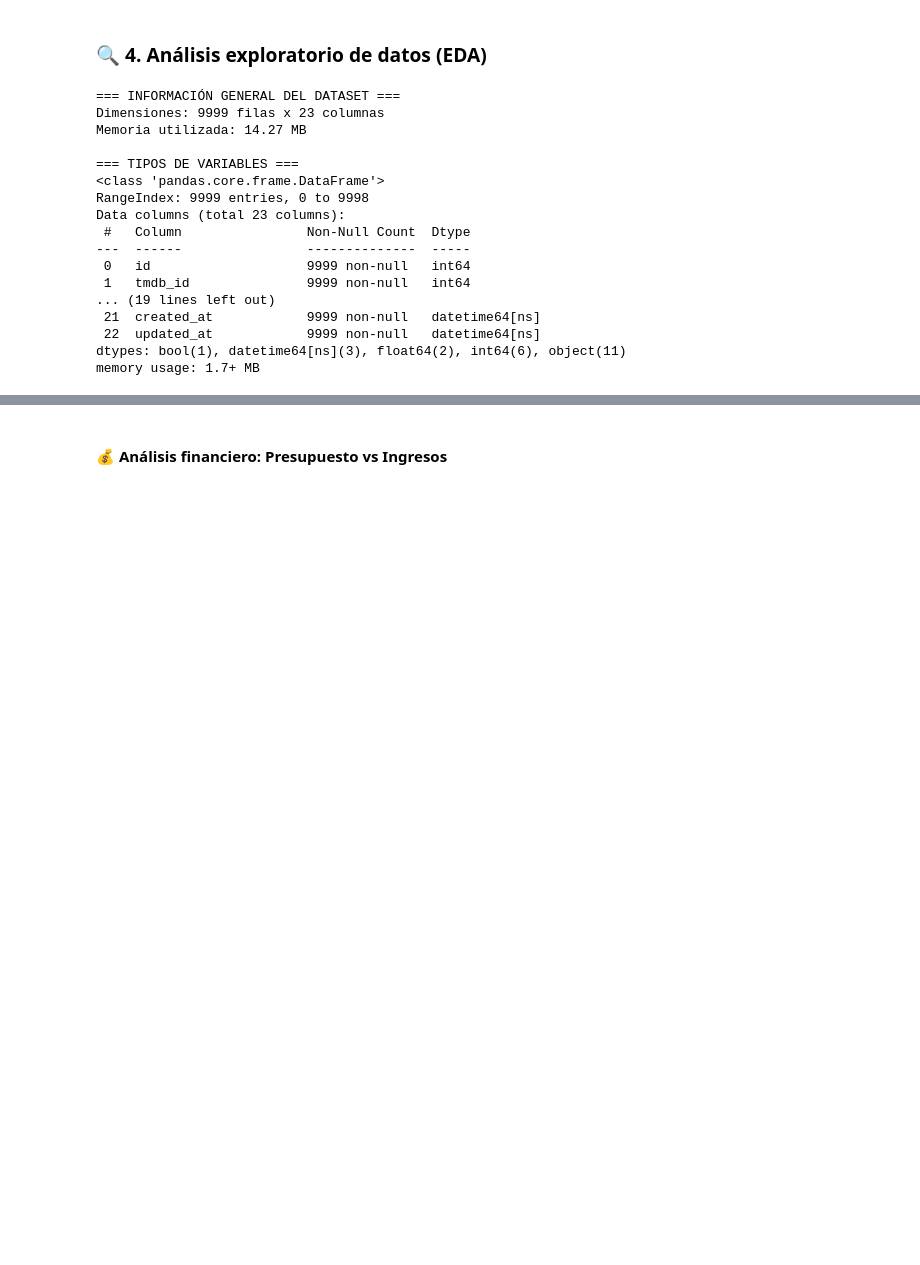
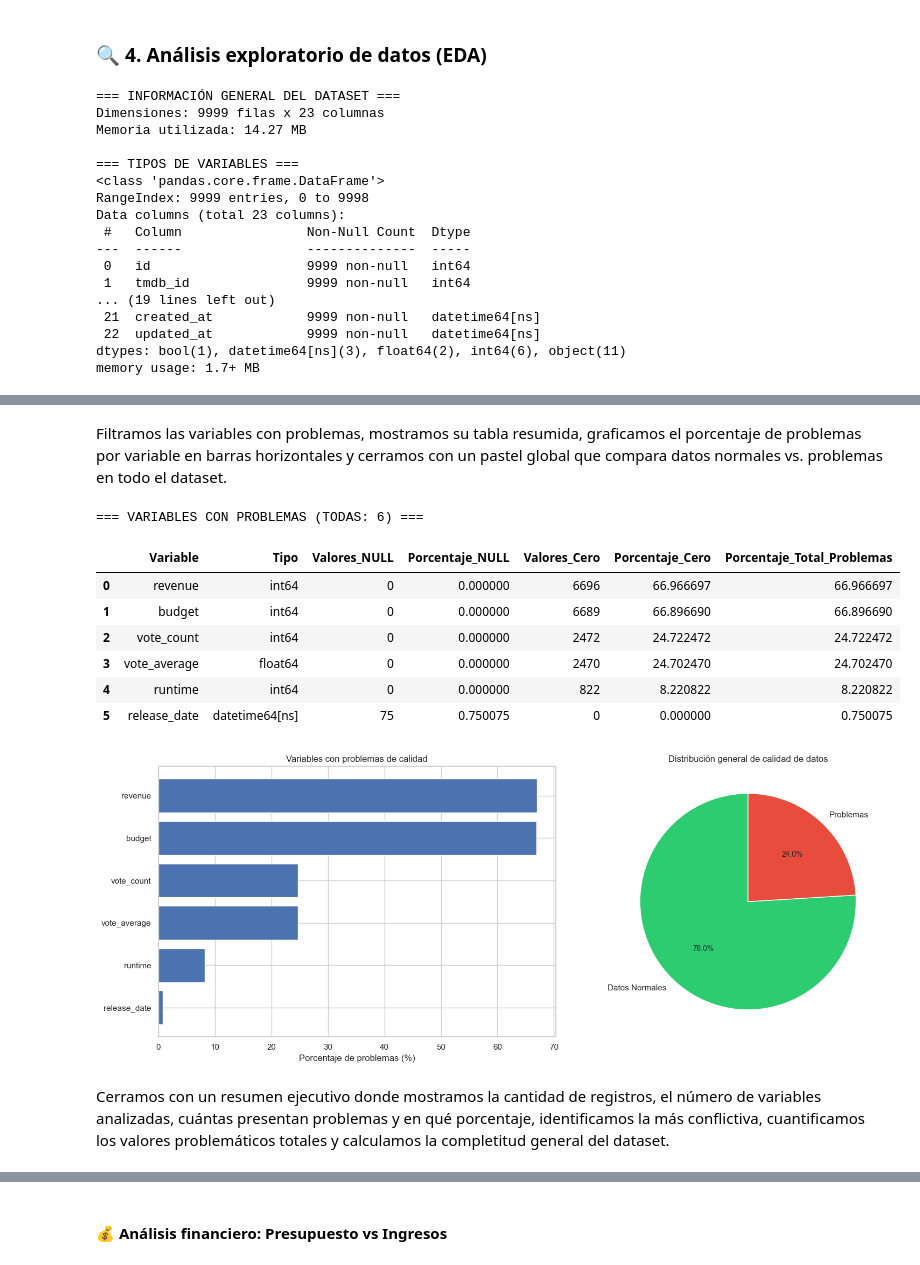
Before and after one commit to david-wis/filmining-scraper, a Jupyter notebook: notebooks/tp2.ipynb, the cells around one changed output, grey strips where cells are left out. Cells and saved outputs as stored; diff of their text form; code cells hidden in the pictures; blank space fills up the shorter version.

```diff
--- a/notebooks/tp2.ipynb
+++ b/notebooks/tp2.ipynb
@@ -251,0 +397,47 @@ else:
+# %% [markdown]
+Filtramos las variables con problemas, mostramos su tabla resumida, graficamos el porcentaje de problemas por variable en barras horizontales y cerramos con un pastel global que compara datos normales vs. problemas en todo el dataset.
+# %%
+# --- Variables problemáticas y gráficos resumen ---
+problematic_vars = missing_df[missing_df['Total_Problemas'] > 0].reset_index(drop=True)
+
+if len(problematic_vars) > 0:
+    print(f"=== VARIABLES CON PROBLEMAS (TODAS: {len(problematic_vars)}) ===")
+    display(problematic_vars[['Variable', 'Tipo', 'Valores_NULL', 'Porcentaje_NULL',
+                              'Valores_Cero', 'Porcentaje_Cero', 'Porcentaje_Total_Problemas']])
+
+    fig, (ax1, ax2) = plt.subplots(1, 2, figsize=(16, 6))
+
+    # Barra horizontal con % de problemas por variable
+    ax1.barh(range(len(problematic_vars)), problematic_vars['Porcentaje_Total_Problemas'])
+    ax1.set_yticks(range(len(problematic_vars)))
+    ax1.set_yticklabels(problematic_vars['Variable'])
+    ax1.set_xlabel('Porcentaje de problemas (%)')
+    ax1.set_title('Variables con problemas de calidad')
+    ax1.invert_yaxis()
+
+    # Torta global normal vs problemas
+    total_cells = len(df_movies) * len(columns_to_analyze)
+    total_problems_all = int(missing_df['Total_Problemas'].sum())
+    total_normal_all = total_cells - total_problems_all
+
+    ax2.pie([total_normal_all, total_problems_all],
+            labels=['Datos Normales', 'Problemas'],
+            autopct='%1.1f%%', colors=['#2ecc71', '#e74c3c'], startangle=90)
+    ax2.set_title('Distribución general de calidad de datos')
+
+    plt.tight_layout()
+    plt.show()
+else:
+    print("✅ No se encontraron problemas de calidad en el dataset")
+# %% [output]
+=== VARIABLES CON PROBLEMAS (TODAS: 6) ===
+|  | Variable | Tipo | Valores_NULL | Porcentaje_NULL | Valores_Cero | Porcentaje_Cero | Porcentaje_Total_Problemas |
+| 0 | revenue | int64 | 0 | 0.000000 | 6696 | 66.966697 | 66.966697 |
+| 1 | budget | int64 | 0 | 0.000000 | 6689 | 66.896690 | 66.896690 |
+| 2 | vote_count | int64 | 0 | 0.000000 | 2472 | 24.722472 | 24.722472 |
+| 3 | vote_average | float64 | 0 | 0.000000 | 2470 | 24.702470 | 24.702470 |
+| 4 | runtime | int64 | 0 | 0.000000 | 822 | 8.220822 | 8.220822 |
+| 5 | release_date | datetime64[ns] | 75 | 0.750075 | 0 | 0.000000 | 0.750075 |
+[figure, added]
+# %% [markdown]
+Cerramos con un resumen ejecutivo donde mostramos la cantidad de registros, el número de variables analizadas, cuántas presentan problemas y en qué porcentaje, identificamos la más conflictiva, cuantificamos los valores problemáticos totales y calculamos la completitud general del dataset.
```
Also changed, not shown: parts of 26 cells of this notebook.
